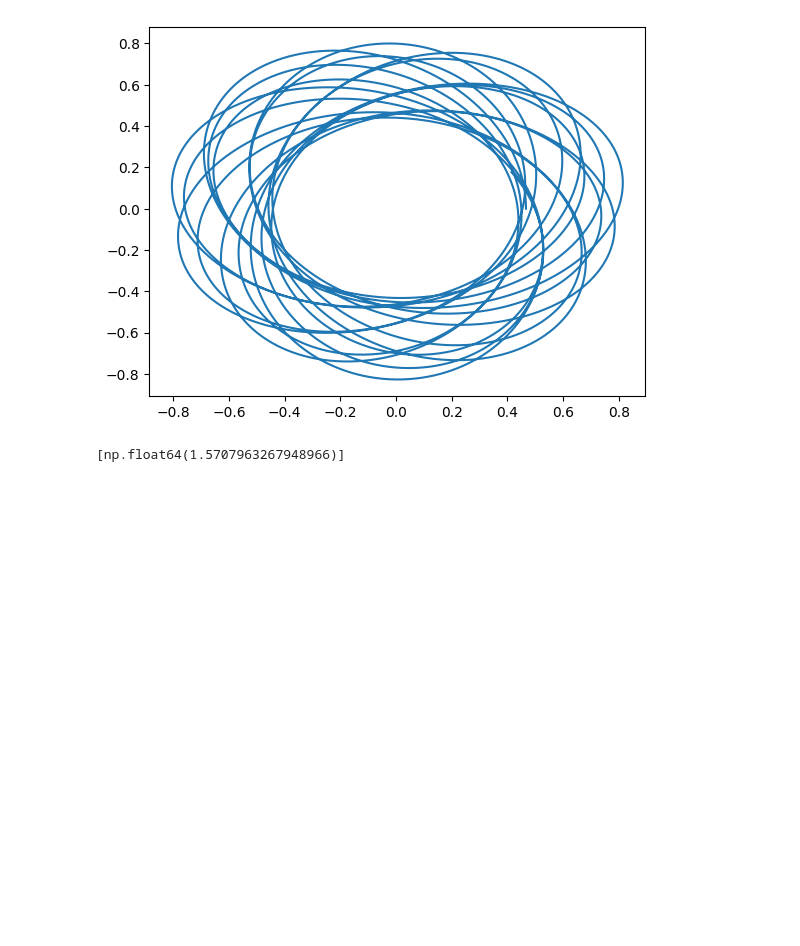
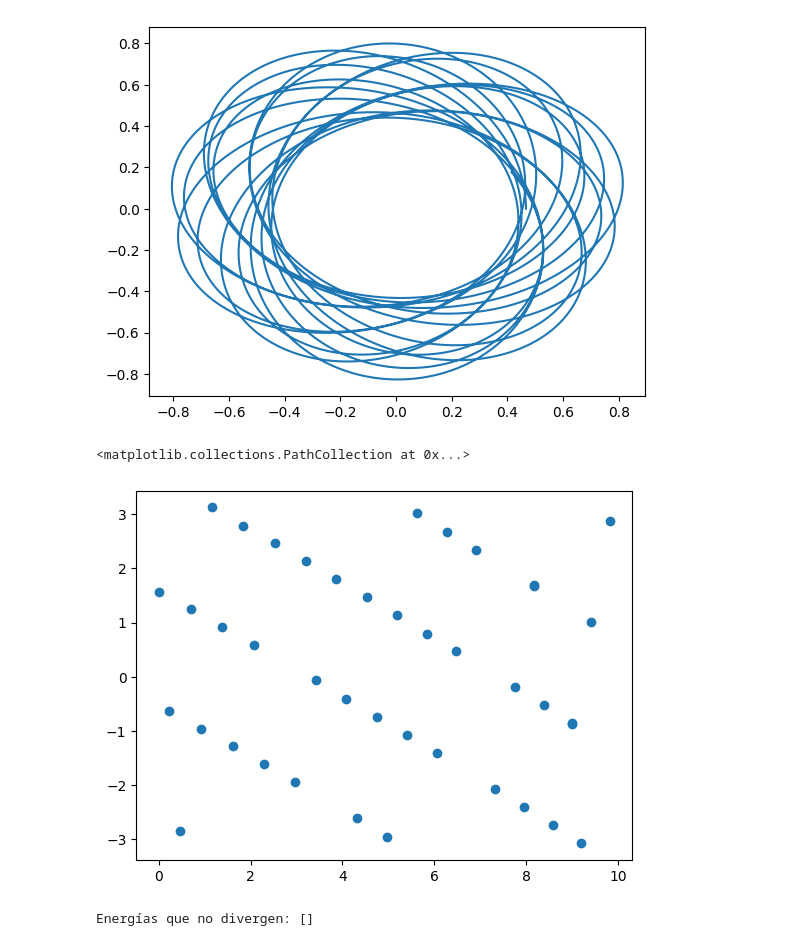
Before and after one commit to SimonOliveros/Entregas_Metodos_Comp_II_Oliveros_LopezDeMesa, a Jupyter notebook: Taller3.ipynb, the cells around one changed output. Cells and saved outputs as stored; diff of their text form; code cells hidden in the pictures; blank space fills up the shorter version.

```diff
--- a/Taller3.ipynb
+++ b/Taller3.ipynb
@@ -59,14 +59,54 @@ plt.plot(x,y)
 # %%
 thetaR=np.atan2(x,y)
 angulos=[]
-
+temp=[]
 for i in range(len(thetaR)):
     p=x[i]*Vx[i]+ y[i]*Vy[i]
-    if np.isclose(p, 0):
+
+    if np.isclose(p, 0, atol=0.01):
         angulos.append(thetaR[i])
 
-
-
-angulos
+        temp.append(t[i])
-# %% [output]
-[np.float64(1.5707963267948966)]
+# %%
+plt.scatter(temp,angulos)
+# %% [output]
+<matplotlib.collections.PathCollection at 0x...>
+[figure, added]
+# %%
+
+
+
+x = np.linspace(0, 6, 60)
+f0_sim = 1
+fp0_sim = 0
+
+
+def schrodinger(x, y, E):
+    f0_sim = y[0]
+    fp0_sim = y[1]
+    df0dx = fp0_sim
+    dfpdx = (x**2 - E) * f0_sim
+    return [df0dx, dfpdx]
+
+
+def verificar_no_divergencia(f_final, fp_final, epsilon=1e-2):
+    return np.sqrt(f_final*2 + fp_final*2) < epsilon
+
+
+energias = []
+for E in np.linspace(0.1,100, 200):
+    y0 = [f0_sim, fp0_sim]
+    sol = solve_ivp(schrodinger, [x[0], x[-1]], y0, args=(E,), t_eval=x)
+
+
+    f_final = sol.y[0, -1]
+    fp_final = sol.y[1, -1]
+
+
+    if verificar_no_divergencia(f_final, fp_final):
+        energias.append(E)
+
+#
+print("Energías que no divergen:", energias)
+# %% [output]
+Energías que no divergen: []
```
